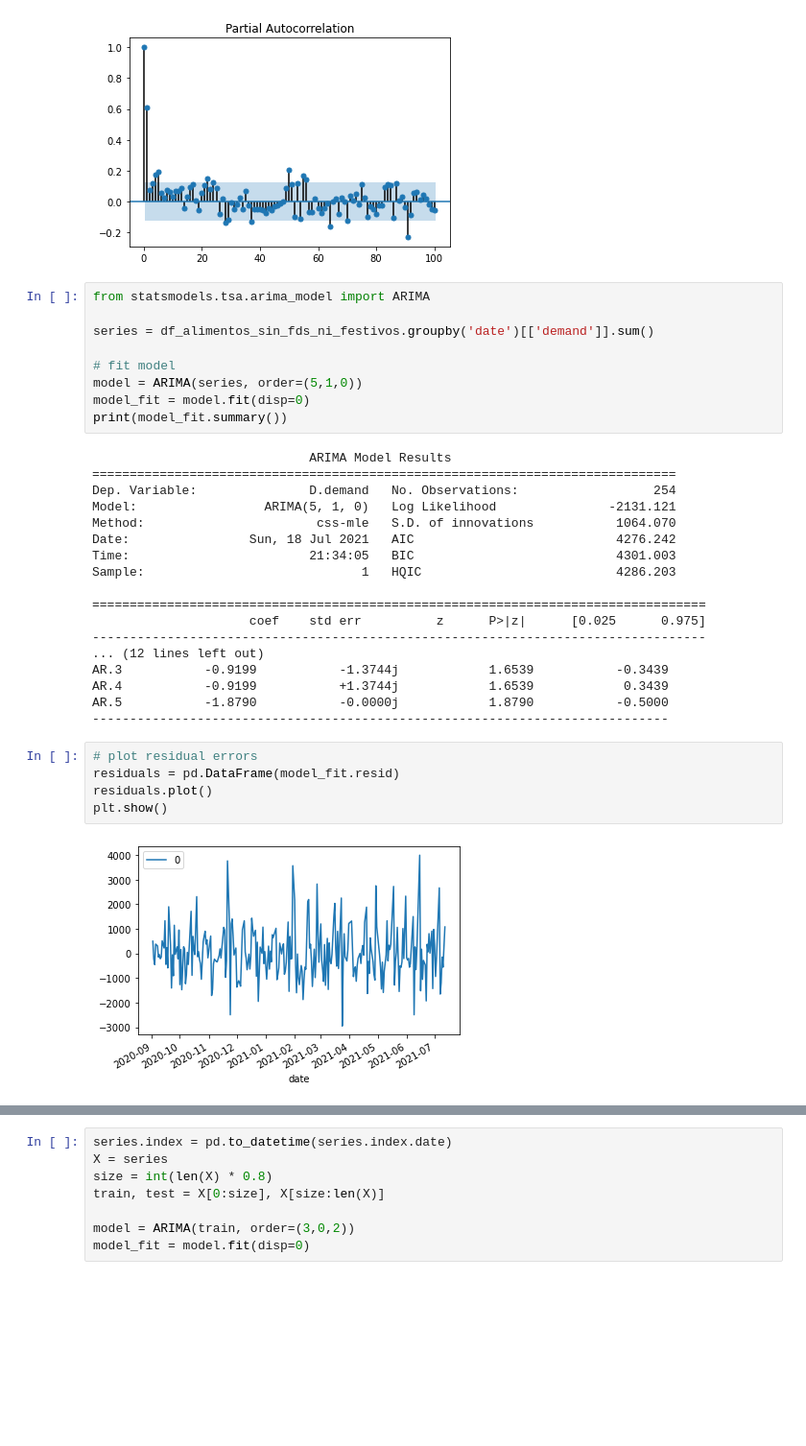
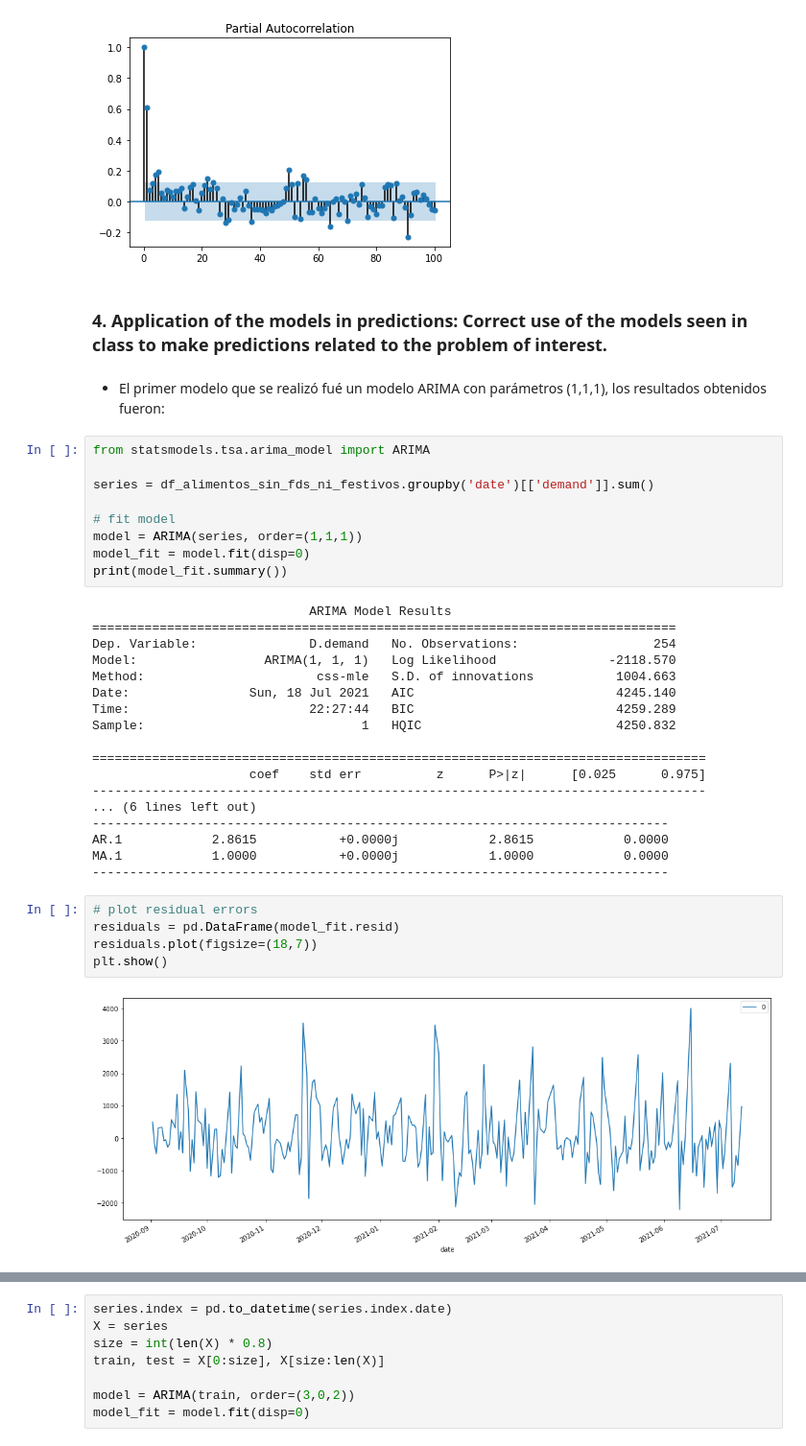
Before and after one commit to zerodarkzone/AdvancedMethodsDataAnalysisClassGrupo4202119, a Jupyter notebook: Exercises/Proyecto1-TimeSeries.ipynb, the cells around one changed output, grey strips where cells are left out. Shown at 96% size. Cells and saved outputs as stored; diff of their text form; blank space fills up the shorter version.

```diff
--- a/Exercises/Proyecto1-TimeSeries.ipynb
+++ b/Exercises/Proyecto1-TimeSeries.ipynb
@@ -206,37 +162,41 @@ plot_pacf( df_alimentos_sin_fds_ni_festivos.groupby('date')['demand'].sum(), lag
 # %% [output]
 [figure]
 [figure]
+# %% [markdown]
+### 4. Application of the models in predictions: Correct use of the models seen in class to make predictions related to the problem of interest.
+# %% [markdown]
+- El primer modelo que se realizó fué un modelo ARIMA con parámetros (1,1,1), los resultados obtenidos fueron:
 # %%
 from statsmodels.tsa.arima_model import ARIMA
 
 series = df_alimentos_sin_fds_ni_festivos.groupby('date')[['demand']].sum()
 
 # fit model
-model = ARIMA(series, order=(5,1,0))
+model = ARIMA(series, order=(1,1,1))
 model_fit = model.fit(disp=0)
 print(model_fit.summary())
 # %% [output]
                              ARIMA Model Results
 ==============================================================================
 Dep. Variable:               D.demand   No. Observations:                  254
-Model:                 ARIMA(5, 1, 0)   Log Likelihood               -2131.121
-Method:                       css-mle   S.D. of innovations           1064.070
-Date:                Sun, 18 Jul 2021   AIC                           4276.242
-Time:                        21:34:05   BIC                           4301.003
-Sample:                             1   HQIC                          4286.203
+Model:                 ARIMA(1, 1, 1)   Log Likelihood               -2118.570
+Method:                       css-mle   S.D. of innovations           1004.663
+Date:                Sun, 18 Jul 2021   AIC                           4245.140
+Time:                        22:27:44   BIC                           4259.289
+Sample:                             1   HQIC                          4250.832
 
 ==================================================================================
                      coef    std err          z      P>|z|      [0.025      0.975]
 ----------------------------------------------------------------------------------
-... (12 lines left out)
-AR.3           -0.9199           -1.3744j            1.6539           -0.3439
-AR.4           -0.9199           +1.3744j            1.6539            0.3439
-AR.5           -1.8790           -0.0000j            1.8790           -0.5000
+... (6 lines left out)
 -----------------------------------------------------------------------------
+AR.1            2.8615           +0.0000j            2.8615            0.0000
+MA.1            1.0000           +0.0000j            1.0000            0.0000
+-----------------------------------------------------------------------------
 # %%
 # plot residual errors
 residuals = pd.DataFrame(model_fit.resid)
-residuals.plot()
+residuals.plot(figsize=(18,7))
 plt.show()
 # %% [output]
-[figure, old version]
+[figure, new version]
```
Also changed, not shown: parts of 50 cells of this notebook.
